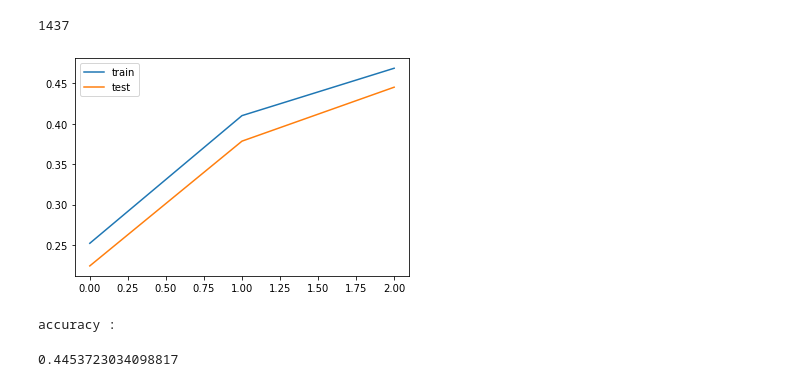
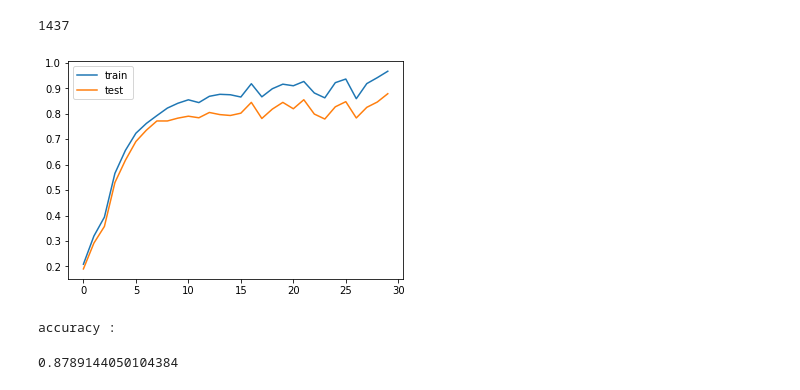
Before and after one commit to xavitator/modal_landscape, a Jupyter notebook: modal_cuda_200.ipynb, the cells around one changed output. Cells and saved outputs as stored; diff of their text form; code cells hidden in the pictures.

Commit message:
plein de graphe

```diff
--- a/modal_cuda_200.ipynb
+++ b/modal_cuda_200.ipynb
@@ -170,8 +187,8 @@ class Net(nn.Module):
     def __init__(self,size,deep_in, num_classes, deep_intern=36):
         super(Net, self).__init__()
         self.conv1 = nn.Conv2d(deep_in,18,5,1,2)
-        self.conv2 = nn.Conv2d(18,deep_intern,3,2,1)
-        self.fc = nn.Linear(size*size*deep_intern//64,num_classes)
+        self.conv2 = nn.Conv2d(18,deep_intern,3,1,1)
+        self.fc = nn.Linear(size*size*deep_intern//16,num_classes)
         self.size = size
         self.num_classes=num_classes
         self.deep_intern = deep_intern
@@ -179,7 +196,7 @@ class Net(nn.Module):
     def forward(self, x):
         x = nn.MaxPool2d(2,None,0)(F.tanh(self.conv1(x)))
         x = nn.MaxPool2d(2,None,0)(F.tanh(self.conv2(x)))
-        x = x.view(-1,self.size*self.size*self.deep_intern//64)
+        x = x.view(-1,self.size*self.size*self.deep_intern//16)
         x = self.fc(x)
         return x
 # %%
@@ -191,7 +208,7 @@ def init_weights_xavier(m):
     if type(m) == nn.Linear:
       xavier(m.weight)
 # %%
-epochs = 20
+epochs = 10
 criterion = nn.CrossEntropyLoss()
 
 net = Net(size, deep, num_classes).cuda()
@@ -207,7 +224,7 @@ preci_train = []
 preci_test = []
 
 for i in tnrange(epochs) :
-    train_epoch(net, train_set, opt, criterion, batch_size=100)
+    train_epoch(net, train_set, opt, criterion, batch_size=25)
     preci_train.append(accuracy(net, train_set))
     preci_test.append(accuracy(net, test_set))
 
@@ -327,29 +323,29 @@ torch.cuda.empty_cache()
 # %%
-epochs = 3
+epochs = 30
 criterion = nn.CrossEntropyLoss()
 
 net =  GoogLeNet().cuda()
 
 opt = torch.optim.Adam(net.parameters(),lr=1e-3,betas=(0.9, 0.999),eps=1e-08)
 
 compteur = 0
 
 preci_train = []
 preci_test = []
 
 for i in tnrange(epochs) :
-    train_epoch(net, train_set, opt, criterion, batch_size=10)
+    train_epoch(net, train_set, opt, criterion, batch_size=25)
     preci_train.append(accuracy(net, train_set))
     preci_test.append(accuracy(net, test_set))
 
 plt.plot(range(len(preci_train)), preci_train, label = "train")
 plt.plot(range(len(preci_test)), preci_test, label = "test")
 plt.legend()
 plt.show()
 
 print("accuracy :")
 accuracy(net, test_set)
 # %% [output]
-[figure, old version]
+[figure, new version]
 accuracy :
-0.4453723034098817
+0.8789144050104384
```
Also changed, not shown: parts of 12 cells of this notebook, 23 other files.
